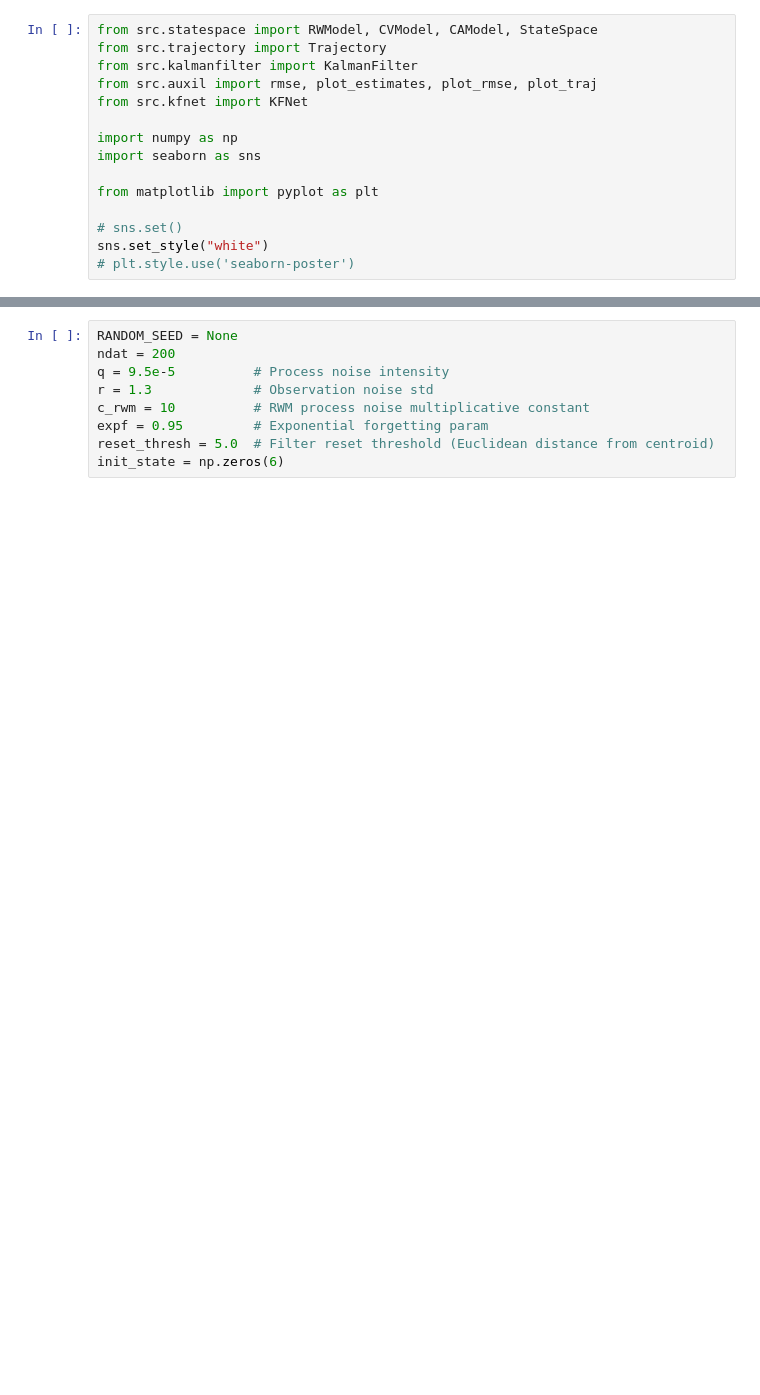
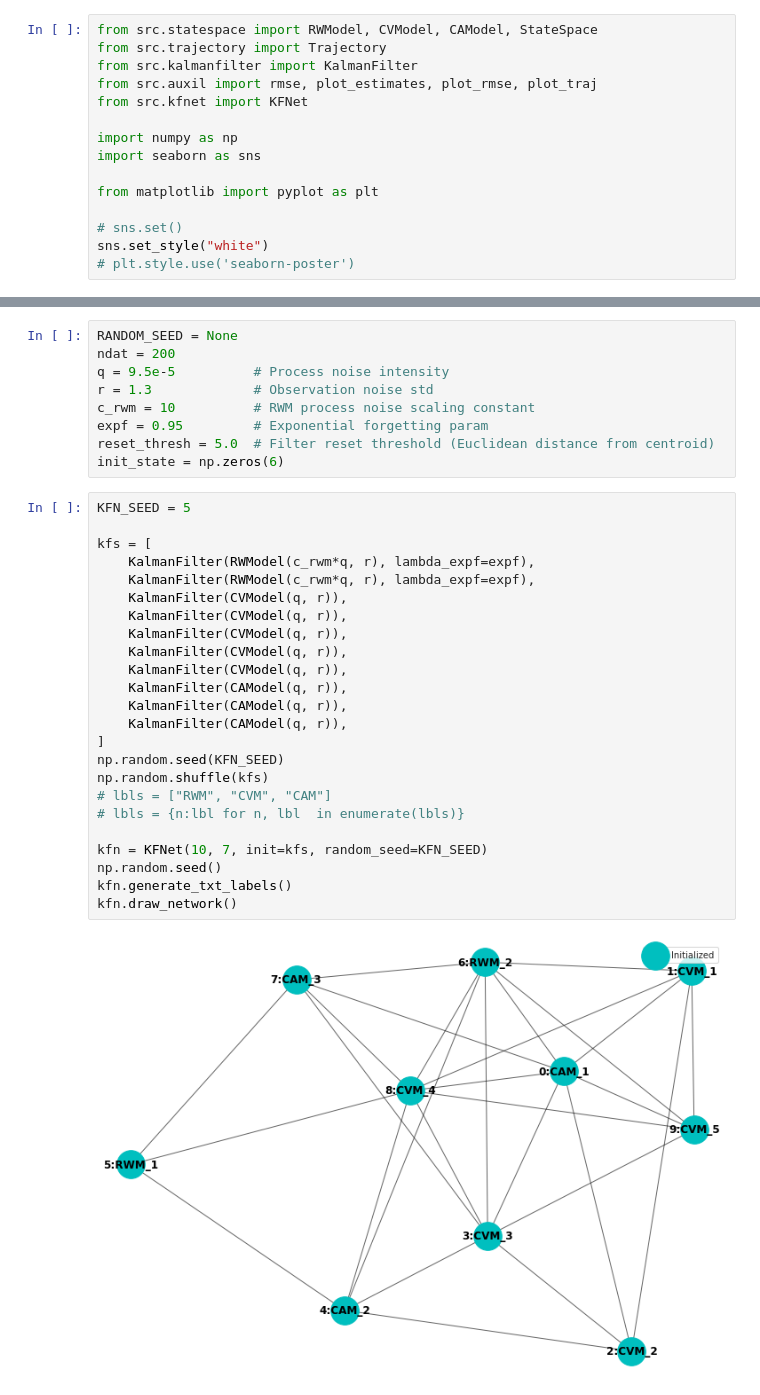
Before and after one commit to maiquang/maithanh-thesis-src, a Jupyter notebook: maithanh_kf4.ipynb, the cells around one changed output, grey strips where cells are left out. Cells and saved outputs as stored; diff of their text form; blank space fills up the shorter version.

```diff
--- a/maithanh_kf4.ipynb
+++ b/maithanh_kf4.ipynb
@@ -21,9 +24,35 @@ RANDOM_SEED = None
 ndat = 200
 q = 9.5e-5          # Process noise intensity
 r = 1.3             # Observation noise std
-c_rwm = 10          # RWM process noise multiplicative constant
+c_rwm = 10          # RWM process noise scaling constant
 expf = 0.95         # Exponential forgetting param
 reset_thresh = 5.0  # Filter reset threshold (Euclidean distance from centroid)
 init_state = np.zeros(6)
+# %%
+KFN_SEED = 5
+
+kfs = [
+    KalmanFilter(RWModel(c_rwm*q, r), lambda_expf=expf),
+    KalmanFilter(RWModel(c_rwm*q, r), lambda_expf=expf),
+    KalmanFilter(CVModel(q, r)),
+    KalmanFilter(CVModel(q, r)),
+    KalmanFilter(CVModel(q, r)),
+    KalmanFilter(CVModel(q, r)),
+    KalmanFilter(CVModel(q, r)),
+    KalmanFilter(CAModel(q, r)),
+    KalmanFilter(CAModel(q, r)),
+    KalmanFilter(CAModel(q, r)),
+]
+np.random.seed(KFN_SEED)
+np.random.shuffle(kfs)
+# lbls = ["RWM", "CVM", "CAM"]
+# lbls = {n:lbl for n, lbl  in enumerate(lbls)}
+
+kfn = KFNet(10, 7, init=kfs, random_seed=KFN_SEED)
+np.random.seed()
+kfn.generate_txt_labels()
+kfn.draw_network()
+# %% [output]
+[figure, added]
 # %%
 # Trajectory simulator initialization
```
Also changed, not shown: parts of 9 cells of this notebook, 5 other files.
